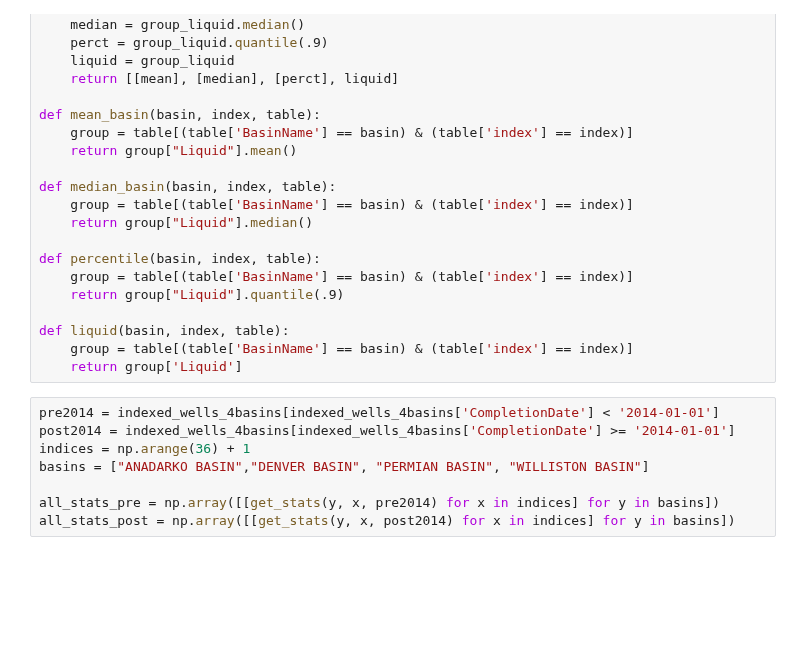
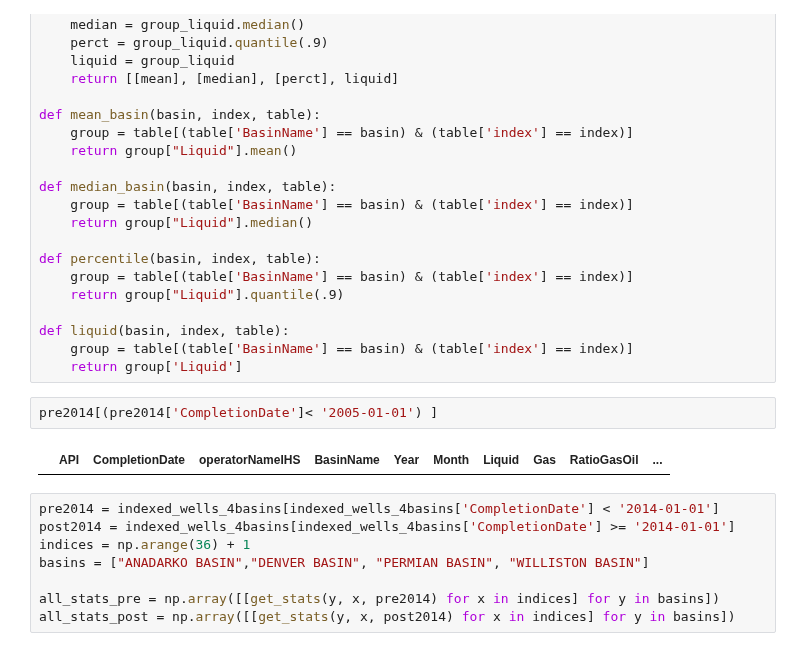
Before and after one commit to NourhanKhaled/DataScience-Project, a Jupyter notebook: Milestone1/Milestone_1.ipynb, the cells around one changed output. Cells and saved outputs as stored; diff of their text form; blank space fills up the shorter version.

```diff
--- a/Milestone1/Milestone_1.ipynb
+++ b/Milestone1/Milestone_1.ipynb
@@ -132,6 +136,10 @@ def percentile(basin, index, table):
 def liquid(basin, index, table):
     group = table[(table['BasinName'] == basin) & (table['index'] == index)]
     return group['Liquid']
+# %%
+pre2014[(pre2014['CompletionDate']< '2005-01-01') ]
+# %% [output]
+|  | API | CompletionDate | operatorNameIHS | BasinName | Year | Month | Liquid | Gas | RatioGasOil | ... |
 # %%
 pre2014 = indexed_wells_4basins[indexed_wells_4basins['CompletionDate'] < '2014-01-01']
 post2014 = indexed_wells_4basins[indexed_wells_4basins['CompletionDate'] >= '2014-01-01']
```
Also changed, not shown: parts of 5 cells of this notebook.
